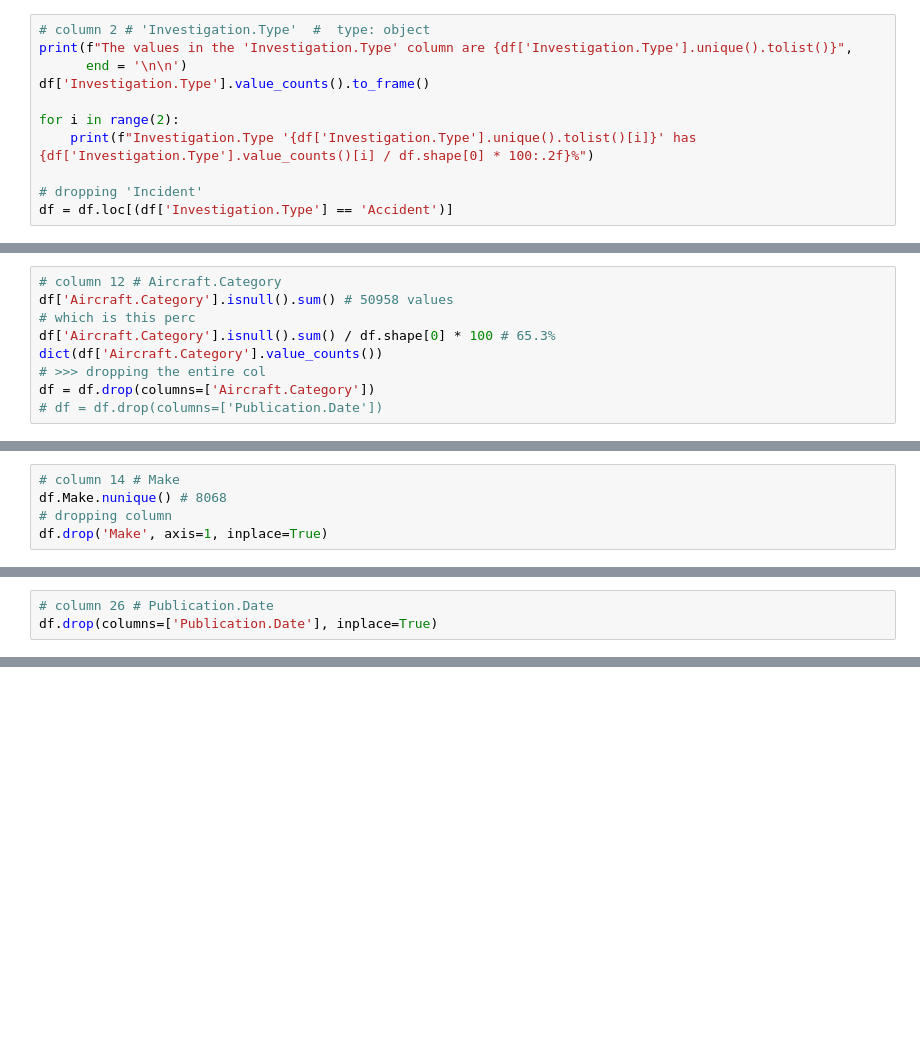
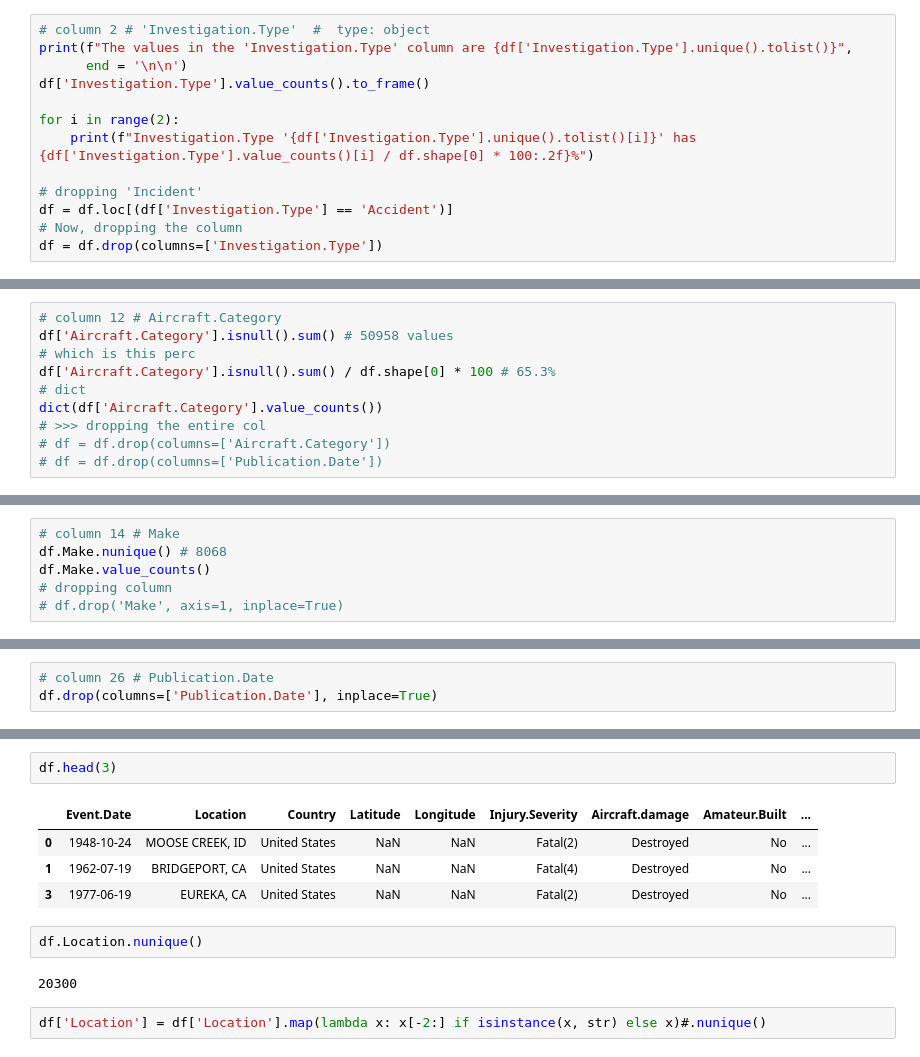
Before and after one commit to rurigi-waweru/dsfpt10-p1-dsc-phase-1-project, a Jupyter notebook: test-ground.ipynb, the cells around one changed output, grey strips where cells are left out. Cells and saved outputs as stored; diff of their text form; blank space fills up the shorter version.

```diff
--- a/test-ground.ipynb
+++ b/test-ground.ipynb
@@ -209,6 +209,8 @@ for i in range(2):
 
 # dropping 'Incident'
 df = df.loc[(df['Investigation.Type'] == 'Accident')]
+# Now, dropping the column
+df = df.drop(columns=['Investigation.Type'])
 # %% [output]
 The values in the 'Investigation.Type' column are ['Accident', 'Incident']
 
@@ -319,7 +321,8 @@ dict(df['Aircraft.damage'].value_counts())
 df['Aircraft.Category'].isnull().sum() # 50958 values
 # which is this perc
 df['Aircraft.Category'].isnull().sum() / df.shape[0] * 100 # 65.3%
+# dict
 dict(df['Aircraft.Category'].value_counts())
 # >>> dropping the entire col
-df = df.drop(columns=['Aircraft.Category'])
+# df = df.drop(columns=['Aircraft.Category'])
 # df = df.drop(columns=['Publication.Date'])
@@ -332,5 +337,6 @@ df.drop('Registration.Number', axis=1, inplace=True)
 # %%
 # column 14 # Make
 df.Make.nunique() # 8068
+df.Make.value_counts()
 # dropping column
-df.drop('Make', axis=1, inplace=True)
+# df.drop('Make', axis=1, inplace=True)
@@ -585,3 +603,16 @@ alist
  'Total.Uninjured',
  'Weather.Condition',
  'Broad.phase.of.flight']
+# %%
+df.head(3)
+# %% [output]
+|  | Event.Date | Location | Country | Latitude | Longitude | Injury.Severity | Aircraft.damage | Amateur.Built | ... |
+| 0 | 1948-10-24 | MOOSE CREEK, ID | United States | NaN | NaN | Fatal(2) | Destroyed | No | ... |
+| 1 | 1962-07-19 | BRIDGEPORT, CA | United States | NaN | NaN | Fatal(4) | Destroyed | No | ... |
+| 3 | 1977-06-19 | EUREKA, CA | United States | NaN | NaN | Fatal(2) | Destroyed | No | ... |
+# %%
+df.Location.nunique()
+# %% [output]
+20300
+# %%
+df['Location'] = df['Location'].map(lambda x: x[-2:] if isinstance(x, str) else x)#.nunique()
```
Also changed, not shown: parts of 5 cells of this notebook, 1 other file.
